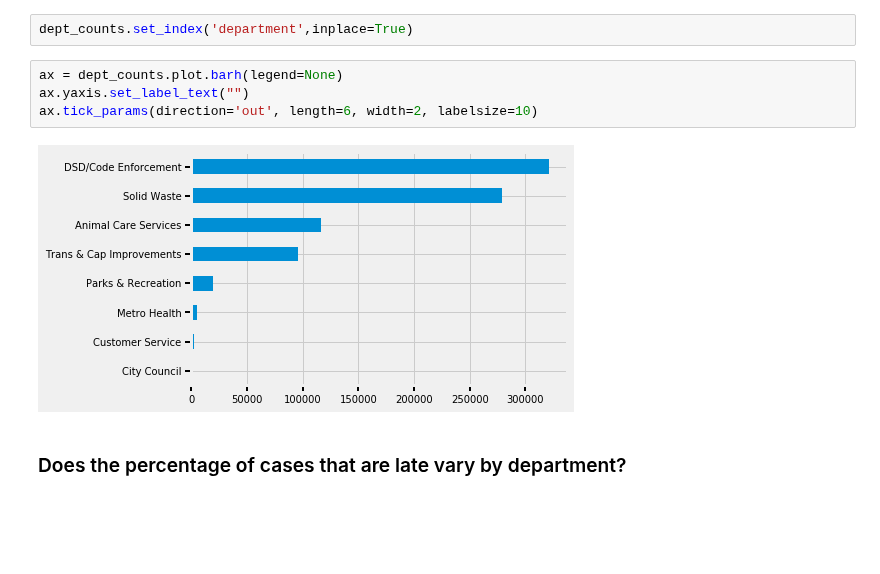
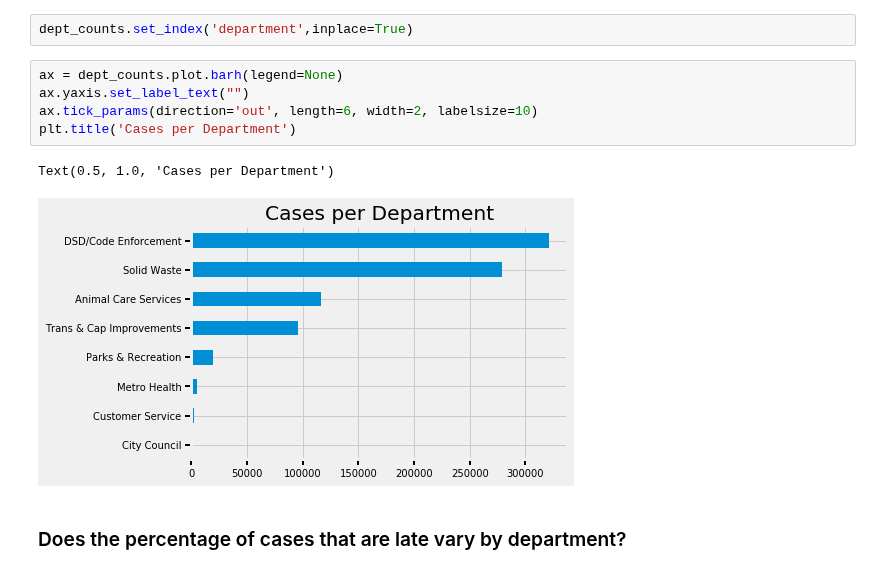
Before and after one commit to flambuth/ds-methodologies-exercises, a Jupyter notebook: spark/spark-exploration.ipynb, the cells around one changed output. Drawn from its saved outputs; the diff is of its cells as text; blank space fills up the shorter version.

```diff
--- a/spark/spark-exploration.ipynb
+++ b/spark/spark-exploration.ipynb
@@ -60,9 +60,11 @@ dept_counts.set_index('department',inplace=True)
 # %%
 ax = dept_counts.plot.barh(legend=None)
 ax.yaxis.set_label_text("")
 ax.tick_params(direction='out', length=6, width=2, labelsize=10)
+plt.title('Cases per Department')
 # %% [output]
+Text(0.5, 1.0, 'Cases per Department')
-[figure, old version]
+[figure, new version]
 # %% [markdown]
 ### Does the percentage of cases that are late vary by department?
 # %%
```
Also changed, not shown: parts of 7 cells of this notebook.
